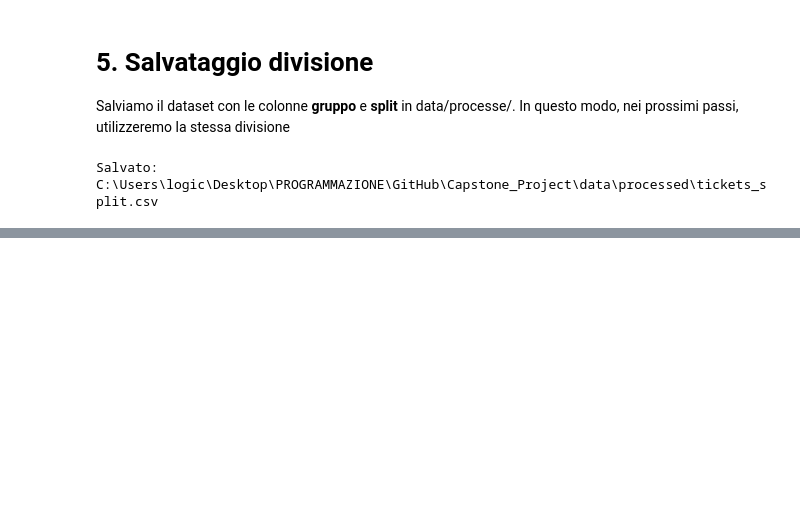
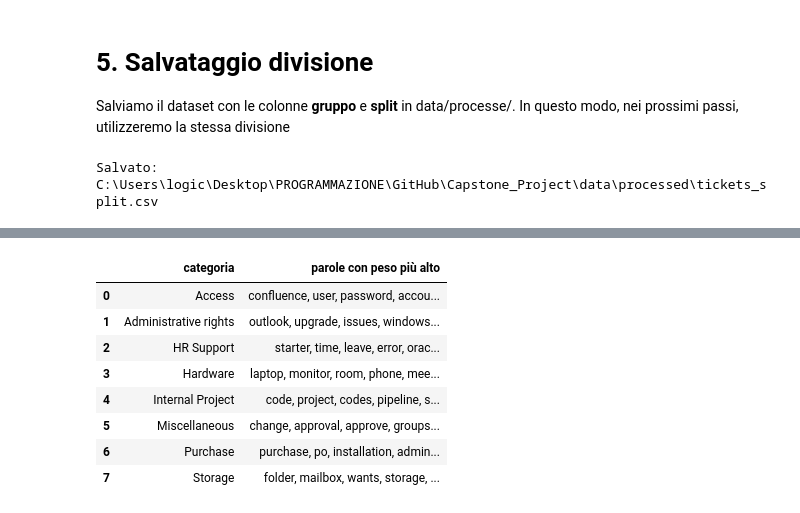
Before and after one commit to riccardob46/Capstone_Project_Helpdesk_AI, a Jupyter notebook: notebooks/02_baseline.ipynb, the cells around one changed output, grey strips where cells are left out. Saved outputs shown, nothing was run; the diff lists cells and outputs as text; code cells hidden in the pictures; blank space fills up the shorter version.

```diff
--- a/notebooks/02_baseline.ipynb
+++ b/notebooks/02_baseline.ipynb
@@ -273,0 +512,20 @@ Salvato: C:\Users\logic\Desktop\PROGRAMMAZIONE\GitHub\Capstone_Project\data\proc
+# %%
+vocabolario = modello_scelto.named_steps["tfidf"].get_feature_names_out()
+classificatore = modello_scelto.named_steps["classificatore"]
+
+righe = []
+for i, categoria in enumerate(classificatore.classes_):
+    migliori = classificatore.coef_[i].argsort()[::-1][:12]
+    righe.append({"categoria": categoria,
+                  "parole con peso più alto": ", ".join(vocabolario[migliori])})
+display(pd.DataFrame(righe))
+# %% [output]
+|  | categoria | parole con peso più alto |
+| 0 | Access | confluence, user, password, accou... |
+| 1 | Administrative rights | outlook, upgrade, issues, windows... |
+| 2 | HR Support | starter, time, leave, error, orac... |
+| 3 | Hardware | laptop, monitor, room, phone, mee... |
+| 4 | Internal Project | code, project, codes, pipeline, s... |
+| 5 | Miscellaneous | change, approval, approve, groups... |
+| 6 | Purchase | purchase, po, installation, admin... |
+| 7 | Storage | folder, mailbox, wants, storage, ... |
```
Also changed, not shown: parts of 28 cells of this notebook.
